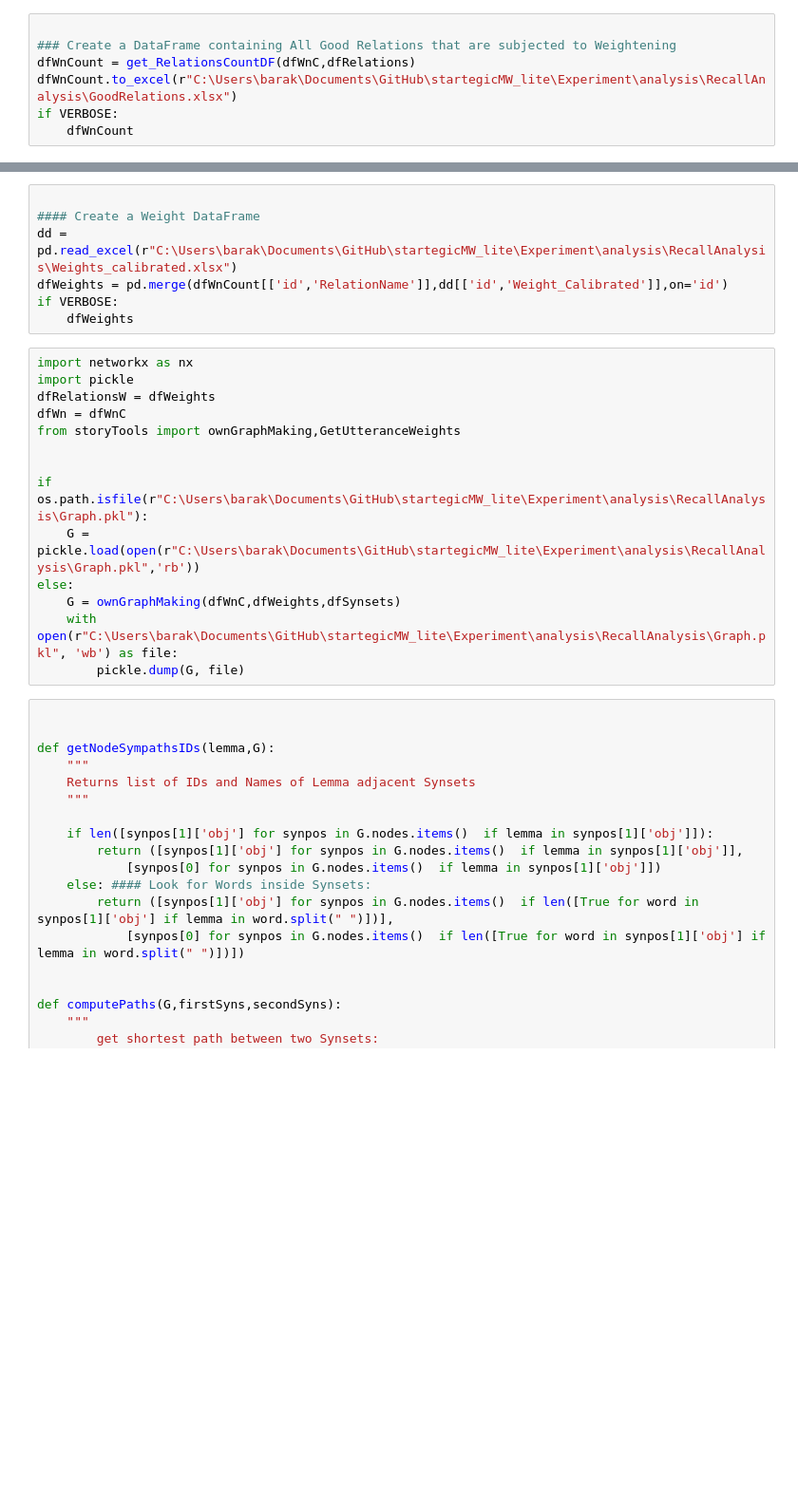
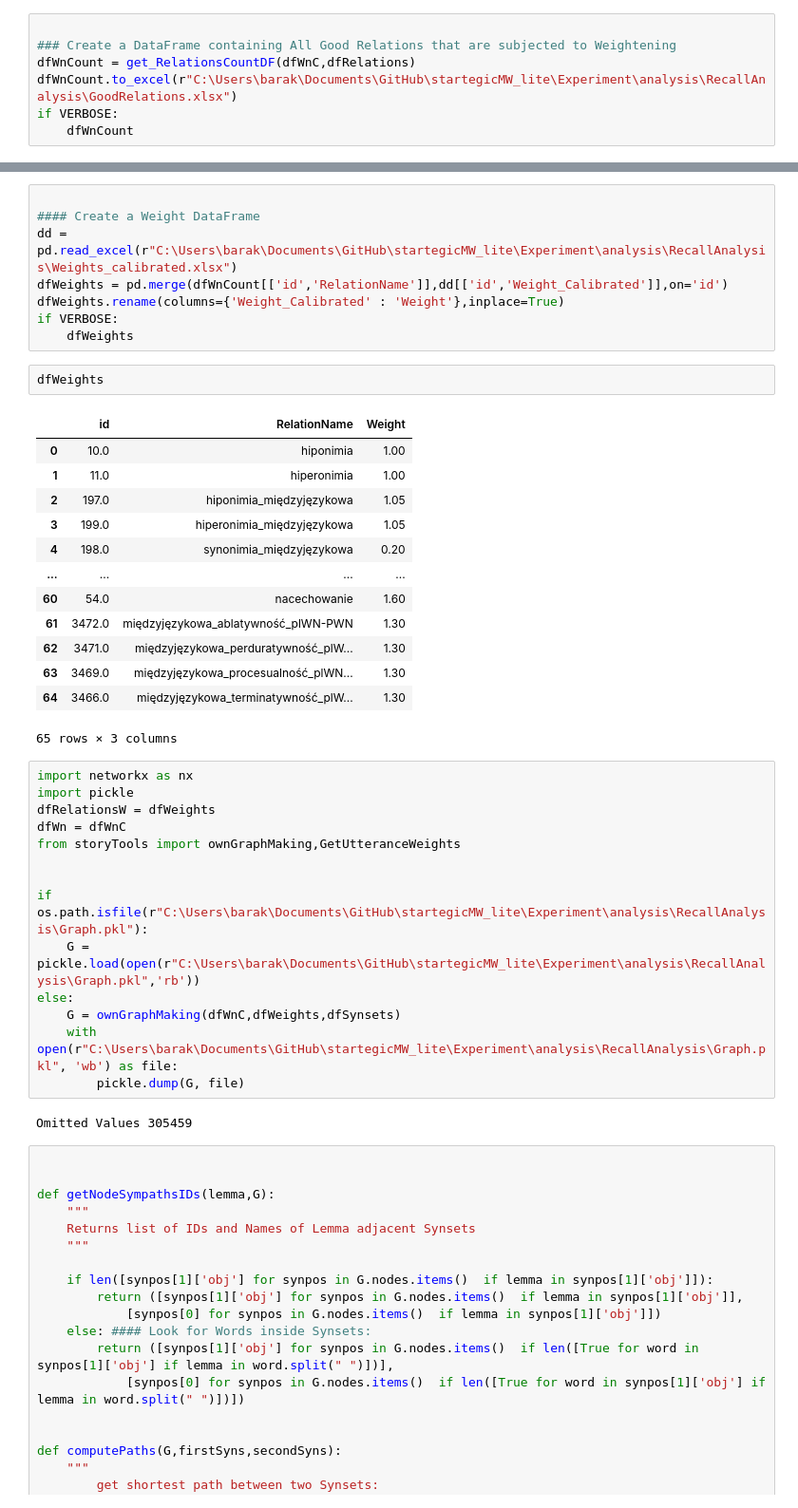
Before and after one commit to MichalDomagala08/startegicMW_lite, a Jupyter notebook: Experiment/analysis/wordClassifier copy.ipynb, the cells around one changed output, grey strips where cells are left out. Shown at 95% size. Cells and saved outputs as stored; diff of their text form; blank space fills up the shorter version.

```diff
--- a/Experiment/analysis/wordClassifier copy.ipynb
+++ b/Experiment/analysis/wordClassifier copy.ipynb
@@ -1754,8 +1770,25 @@ if VERBOSE:
 #### Create a Weight DataFrame
 dd = pd.read_excel(r"C:\Users\barak\Documents\GitHub\startegicMW_lite\Experiment\analysis\RecallAnalysis\Weights_calibrated.xlsx")
 dfWeights = pd.merge(dfWnCount[['id','RelationName']],dd[['id','Weight_Calibrated']],on='id')
+dfWeights.rename(columns={'Weight_Calibrated' : 'Weight'},inplace=True)
 if VERBOSE:
     dfWeights
+# %%
+dfWeights
+# %% [output]
+|  | id | RelationName | Weight |
+| 0 | 10.0 | hiponimia | 1.00 |
+| 1 | 11.0 | hiperonimia | 1.00 |
+| 2 | 197.0 | hiponimia_międzyjęzykowa | 1.05 |
+| 3 | 199.0 | hiperonimia_międzyjęzykowa | 1.05 |
+| 4 | 198.0 | synonimia_międzyjęzykowa | 0.20 |
+| ... | ... | ... | ... |
+| 60 | 54.0 | nacechowanie | 1.60 |
+| 61 | 3472.0 | międzyjęzykowa_ablatywność_plWN-PWN | 1.30 |
+| 62 | 3471.0 | międzyjęzykowa_perduratywność_plW... | 1.30 |
+| 63 | 3469.0 | międzyjęzykowa_procesualność_plWN... | 1.30 |
+| 64 | 3466.0 | międzyjęzykowa_terminatywność_plW... | 1.30 |
+65 rows × 3 columns
 # %%
 import networkx as nx
 import pickle
@@ -1770,6 +1803,8 @@ else:
     G = ownGraphMaking(dfWnC,dfWeights,dfSynsets)
     with open(r"C:\Users\barak\Documents\GitHub\startegicMW_lite\Experiment\analysis\RecallAnalysis\Graph.pkl", 'wb') as file:
         pickle.dump(G, file)
+# %% [output]
+Omitted Values 305459
 # %%
 
 
```
Also changed, not shown: parts of 3 cells of this notebook, 8 other files.
